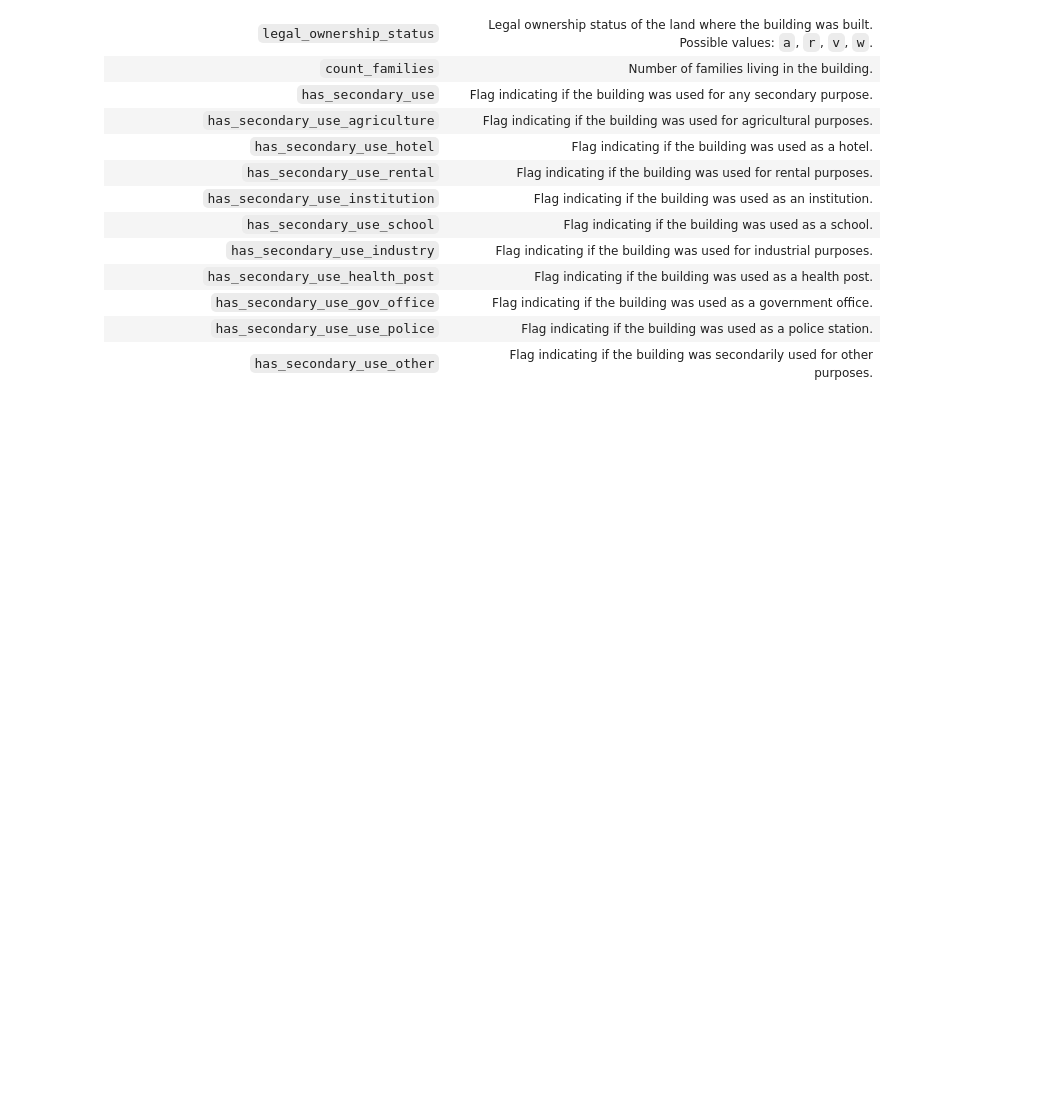
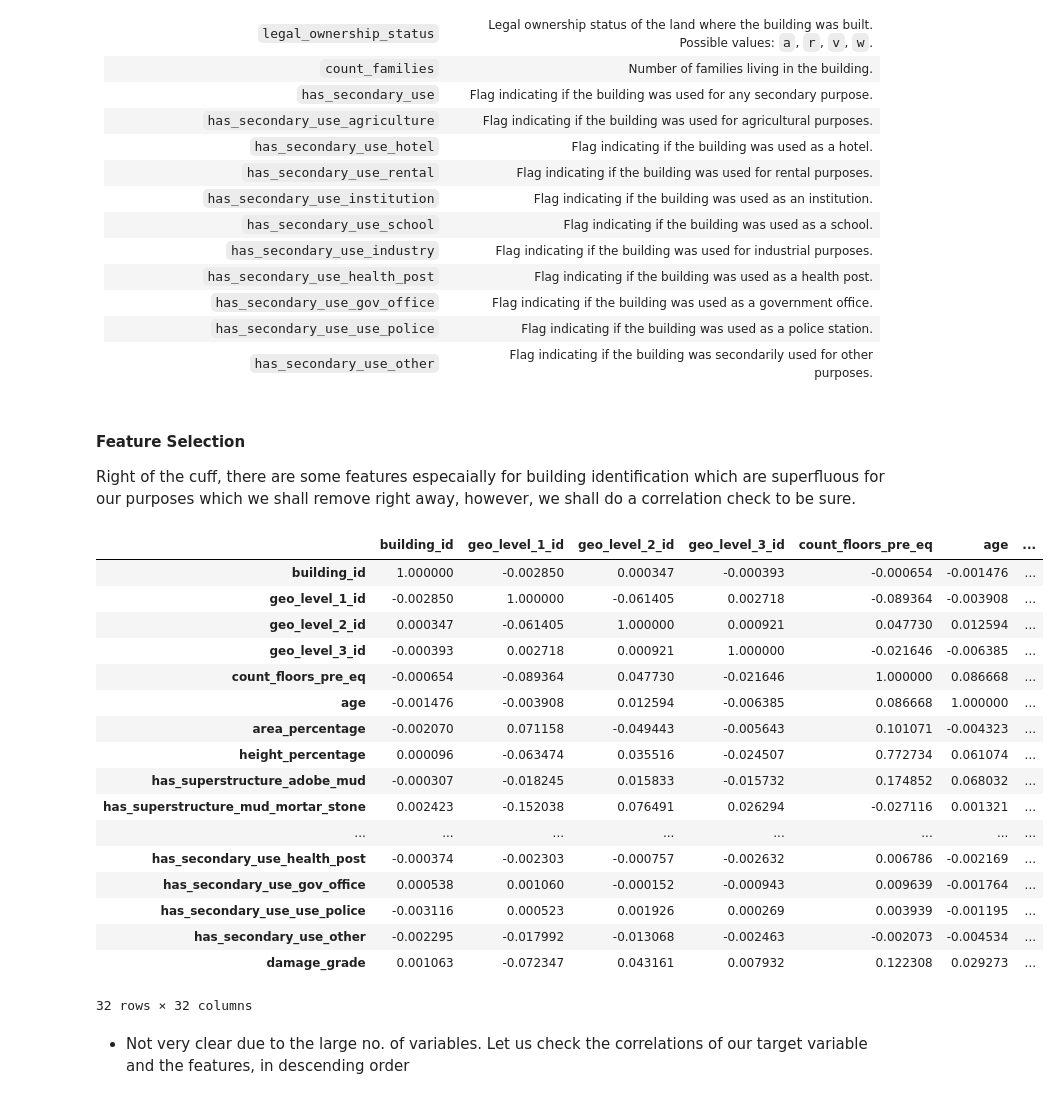
Before and after one commit to L-N-E0/Richter-s-Predictor-Modeling-Earthquake-Damage, a Jupyter notebook: script.ipynb, the cells around one changed output. Saved outputs shown, nothing was run; the diff lists cells and outputs as text; code cells hidden in the pictures; blank space fills up the shorter version.

Commit message:
Add feature inspection and selection initialization

```diff
--- a/script.ipynb
+++ b/script.ipynb
@@ -184,3 +183,31 @@ From the data source [link](https://www.drivendata.org/competitions/57/nepal-ear
 | `has_secondary_use_gov_office` | Flag indicating if the building was used as a government office. |
 | `has_secondary_use_use_police` | Flag indicating if the building was used as a police station. |
 | `has_secondary_use_other` | Flag indicating if the building was secondarily used for other purposes. |
+# %% [markdown]
+#### Feature Selection
+
+Right of the cuff, there are some features especaially for building identification which are superfluous for our purposes which we shall remove right away, however, we shall do a correlation check to be sure.
+# %%
+#   check correlation with target 'damage_grade'
+df_train.corr()
+# %% [output]
+|  | building_id | geo_level_1_id | geo_level_2_id | geo_level_3_id | count_floors_pre_eq | age | ... |
+| building_id | 1.000000 | -0.002850 | 0.000347 | -0.000393 | -0.000654 | -0.001476 | ... |
+| geo_level_1_id | -0.002850 | 1.000000 | -0.061405 | 0.002718 | -0.089364 | -0.003908 | ... |
+| geo_level_2_id | 0.000347 | -0.061405 | 1.000000 | 0.000921 | 0.047730 | 0.012594 | ... |
+| geo_level_3_id | -0.000393 | 0.002718 | 0.000921 | 1.000000 | -0.021646 | -0.006385 | ... |
+| count_floors_pre_eq | -0.000654 | -0.089364 | 0.047730 | -0.021646 | 1.000000 | 0.086668 | ... |
+| age | -0.001476 | -0.003908 | 0.012594 | -0.006385 | 0.086668 | 1.000000 | ... |
+| area_percentage | -0.002070 | 0.071158 | -0.049443 | -0.005643 | 0.101071 | -0.004323 | ... |
+| height_percentage | 0.000096 | -0.063474 | 0.035516 | -0.024507 | 0.772734 | 0.061074 | ... |
+| has_superstructure_adobe_mud | -0.000307 | -0.018245 | 0.015833 | -0.015732 | 0.174852 | 0.068032 | ... |
+| has_superstructure_mud_mortar_stone | 0.002423 | -0.152038 | 0.076491 | 0.026294 | -0.027116 | 0.001321 | ... |
+| ... | ... | ... | ... | ... | ... | ... | ... |
+| has_secondary_use_health_post | -0.000374 | -0.002303 | -0.000757 | -0.002632 | 0.006786 | -0.002169 | ... |
+| has_secondary_use_gov_office | 0.000538 | 0.001060 | -0.000152 | -0.000943 | 0.009639 | -0.001764 | ... |
+| has_secondary_use_use_police | -0.003116 | 0.000523 | 0.001926 | 0.000269 | 0.003939 | -0.001195 | ... |
+| has_secondary_use_other | -0.002295 | -0.017992 | -0.013068 | -0.002463 | -0.002073 | -0.004534 | ... |
+| damage_grade | 0.001063 | -0.072347 | 0.043161 | 0.007932 | 0.122308 | 0.029273 | ... |
+32 rows × 32 columns
+# %% [markdown]
+-   Not very clear due to the large no. of variables. Let us check the correlations of our target variable and the features, in descending order
```
Also changed, not shown: parts of 5 cells of this notebook.
